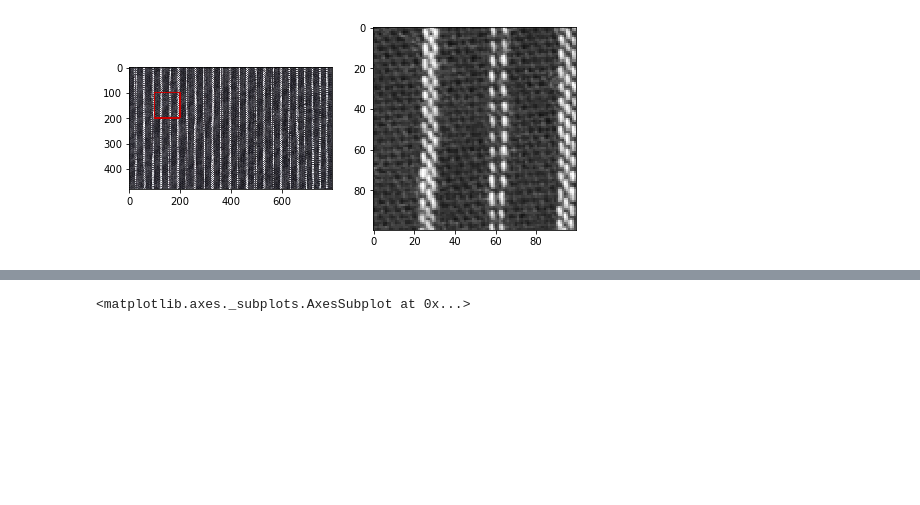
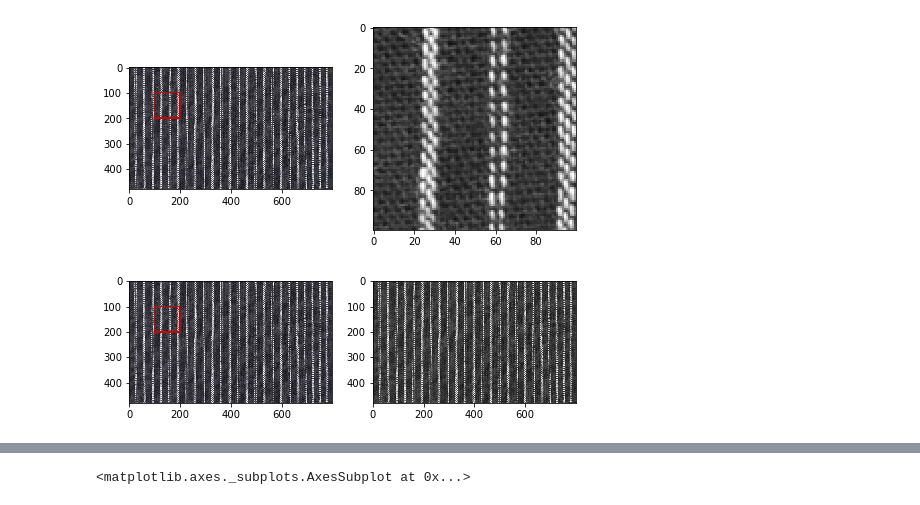
Before and after one commit to c-c-c-c/matsu_lab, a Jupyter notebook: gazoshori_algorism/381.ipynb, the cells around one changed output, grey strips where cells are left out. Drawn from its saved outputs; the diff is of its cells as text; code cells hidden in the pictures; blank space fills up the shorter version.

```diff
--- a/gazoshori_algorism/381.ipynb
+++ b/gazoshori_algorism/381.ipynb
@@ -294,7 +295,8 @@ sns.heatmap(score, square = True)
 import urllib.request ;import cv2; import matplotlib.pyplot as plt
 # https://tex-mall.jp/file/item/5a4356082008d/88f661d68f080129fb0e514b8834198f.jpg' # ここを好きに変える
 shima_url = "https://kr-aki.co.jp/upload/save_image/s-ym196_garaup.jpg"
-img_shima = cv2.imdecode(np.fromstring(urllib.request.urlopen(shima_url).read(), np.uint8), cv2.IMREAD_COLOR)
+img_shima_org = cv2.imdecode(np.fromstring(urllib.request.urlopen(shima_url).read(), np.uint8), cv2.IMREAD_COLOR)
+img_shima = img_shima_org.copy()
 
 plt.imshow(img_shima)
 # %% [output]
@@ -318,3 +320,7 @@ mplot(img_shima, temp_shima)
 ...matching__  dx: 0 dy: 300
 ...matching__  dx: 500 dy: 300
 [figure]
+# %%
+mplot(img_shima, gray_shima)
+# %% [output]
+[figure, added]
```
Also changed, not shown: parts of 25 cells of this notebook, 1 other file.
